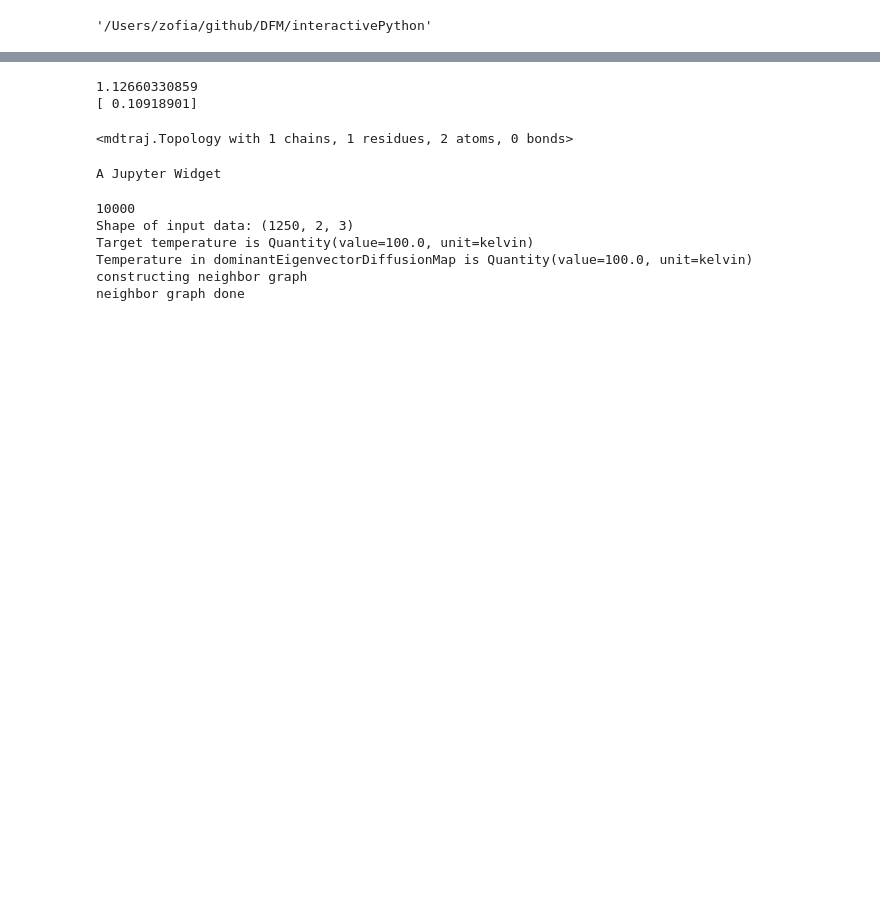
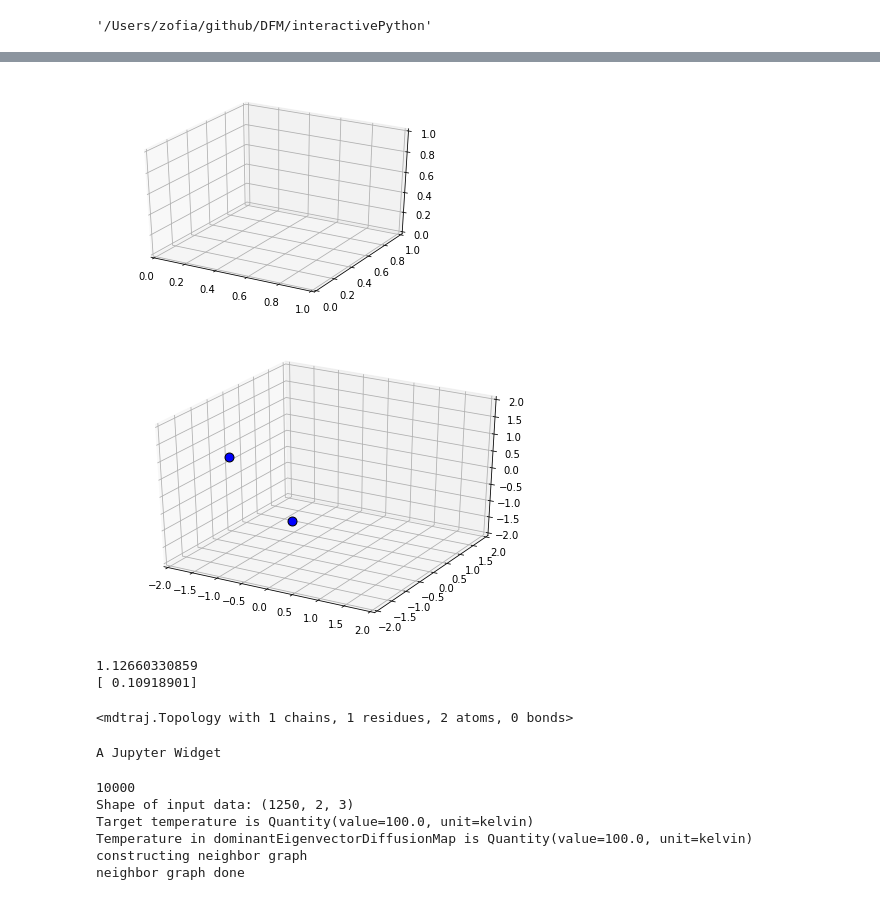
Before and after one commit to ZofiaTr/DFM, a Jupyter notebook: interactivePython/post_proc_dimer_averages.ipynb, the cells around one changed output, grey strips where cells are left out. Cells and saved outputs as stored; diff of their text form; code cells hidden in the pictures; blank space fills up the shorter version.

```diff
--- a/interactivePython/post_proc_dimer_averages.ipynb
+++ b/interactivePython/post_proc_dimer_averages.ipynb
@@ -184,3 +182,66 @@ print(Xres.shape)
+# %%
+import matplotlib.pyplot as plt
+from mpl_toolkits.mplot3d import Axes3D
+from matplotlib import cm
+
+def radiuspoint(X):
+    return np.linalg.norm(X[0,:]-X[1,:], 2)
+
+fig = plt.figure()
+ax = fig.gca(projection='3d')
+
+# Make data.
+
+min1=min1Unit/model.unit.angstroms
+min2=min2Unit/model.unit.angstroms
+
+# plt.show()
+
+from matplotlib import animation
+fig = plt.figure()
+ax = Axes3D(fig)
+ax.axis('off')
+
+tol=0.05
+
+def init():
+
+    statecol='b'
+    ax.scatter(Xxyz[0,0,0],Xxyz[0,0,1],Xxyz[0,0,2], c= statecol, alpha=1, edgecolors='none', s=80)
+    ax.scatter(Xxyz[0,1,0],Xxyz[0,1,1],Xxyz[0,1,2], c= statecol, alpha=1, edgecolors='none', s=80)
+
+
+
+    return fig,
+
+def animate(i):
+    ax.clear()
+    ax.set_xlim([-2, 2])
+    ax.set_ylim([-2, 2])
+    ax.set_zlim([-2, 2])
+    #ax.axis('off')
+    r=radiuspoint(Xxyz[i,:,:])
+    stateIndic=0
+    statecol='b'
+#     if(np.abs(r-min1)/np.abs(min1)<tol):
+#         statecol = 'g'
+#         stateIndic=1
+#     elif(np.abs(r-min2)/np.abs(min2)<tol and stateIndic==0):
+#         statecol = 'r'
+#     else:
+#         statecol = 'b'
+    ax.scatter(Xxyz[i,0,0],Xxyz[i,0,1],Xxyz[i,0,2], c= statecol, alpha=1, edgecolors='none', s=80)
+    ax.scatter(Xxyz[i,1,0],Xxyz[i,1,1],Xxyz[i,1,2], c= statecol, alpha=1, edgecolors='none', s=80)
+    return fig,
+
+# Animate
+anim = animation.FuncAnimation(fig, animate, init_func=init,
+                               frames=100, interval=10, blit=True)
+# Save
+anim.save('dimer.mp4', fps=10, dpi=80, writer='imagemagick')#extra_args=['-vcodec', 'libx264'])
+# %% [output]
+[figure, added]
+[figure, added]
 # %%
 import imp
 
```
Also changed, not shown: parts of 5 cells of this notebook, 32 other files.
